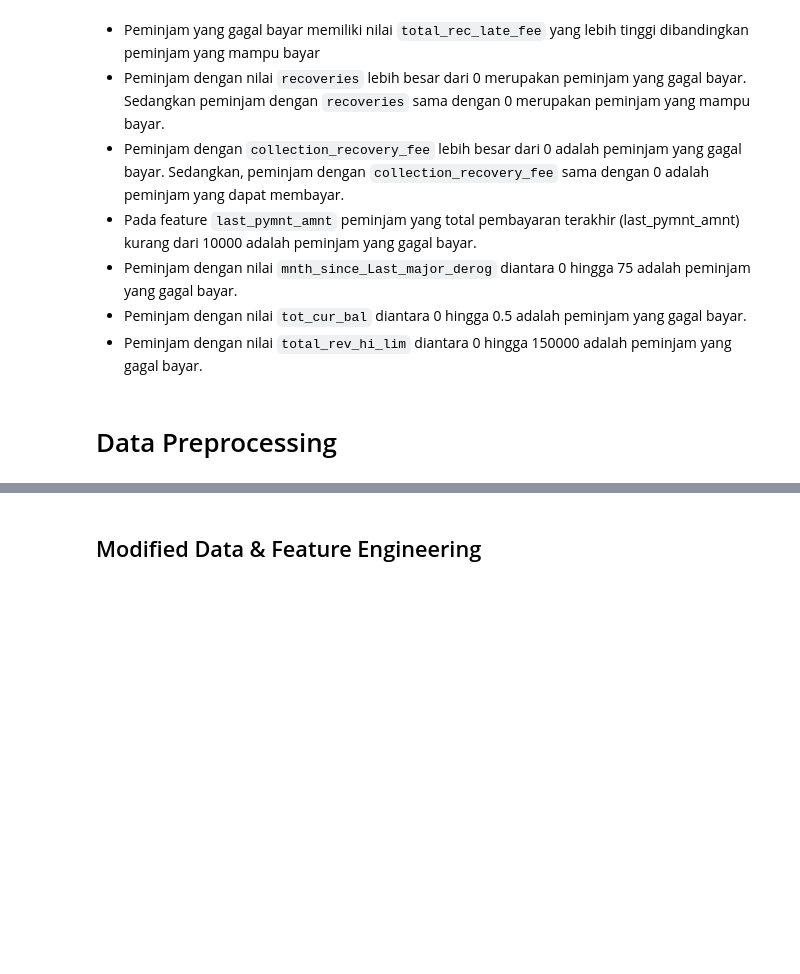
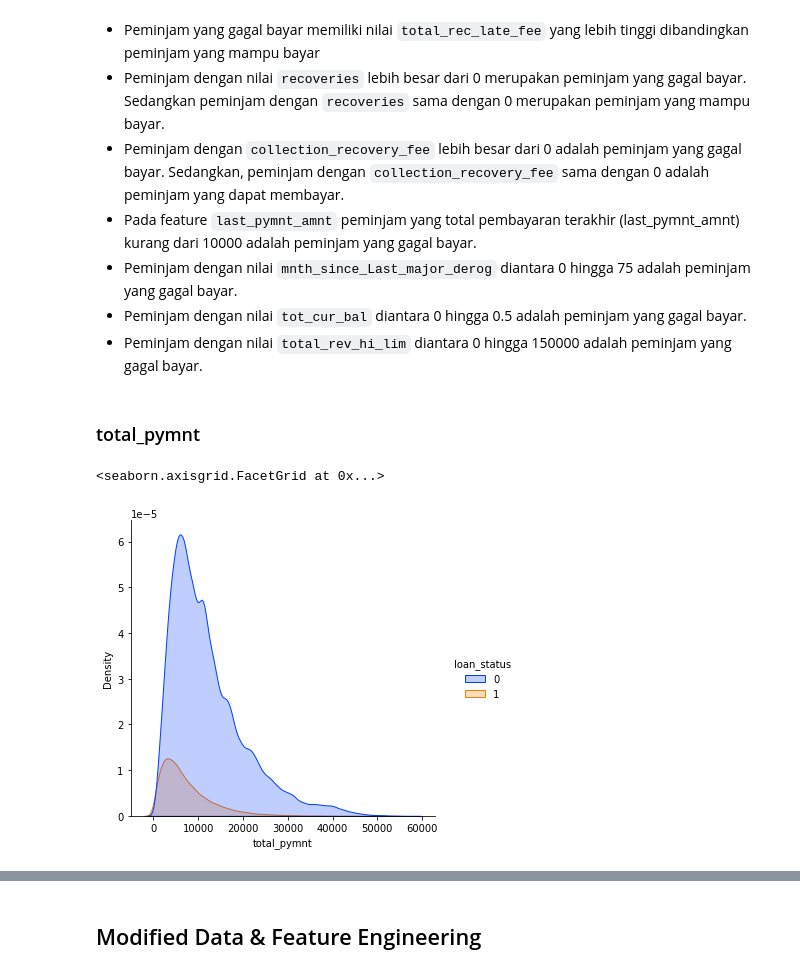
Before and after one commit to bayubagusbagaswara/CreditRiskPrediction, a Jupyter notebook: CreditRiskPrediction.ipynb, the cells around one changed output, grey strips where cells are left out. Drawn from its saved outputs; the diff is of its cells as text; code cells hidden in the pictures; blank space fills up the shorter version.

```diff
--- a/CreditRiskPrediction.ipynb
+++ b/CreditRiskPrediction.ipynb
@@ -746,5 +746,11 @@ for i in range(0, len(temp)):
 * Peminjam dengan nilai `mnth_since_Last_major_derog` diantara 0 hingga 75 adalah peminjam yang gagal bayar.
 * Peminjam dengan nilai `tot_cur_bal` diantara 0 hingga 0.5 adalah peminjam yang gagal bayar.
 * Peminjam dengan nilai `total_rev_hi_lim` diantara 0 hingga 150000 adalah peminjam yang gagal bayar.
-# %% [markdown]
-# Data Preprocessing
+# %% [markdown]
+### total_pymnt
+# %%
+# loan status berdasarkan total payment (total uang yang telah dibayarkan)
+sns.displot(data, x="total_pymnt", hue="loan_status", kind="kde", fill=True, palette="bright")
+# %% [output]
+<seaborn.axisgrid.FacetGrid at 0x...>
+[figure, added]
```
Also changed, not shown: parts of 43 cells of this notebook.
